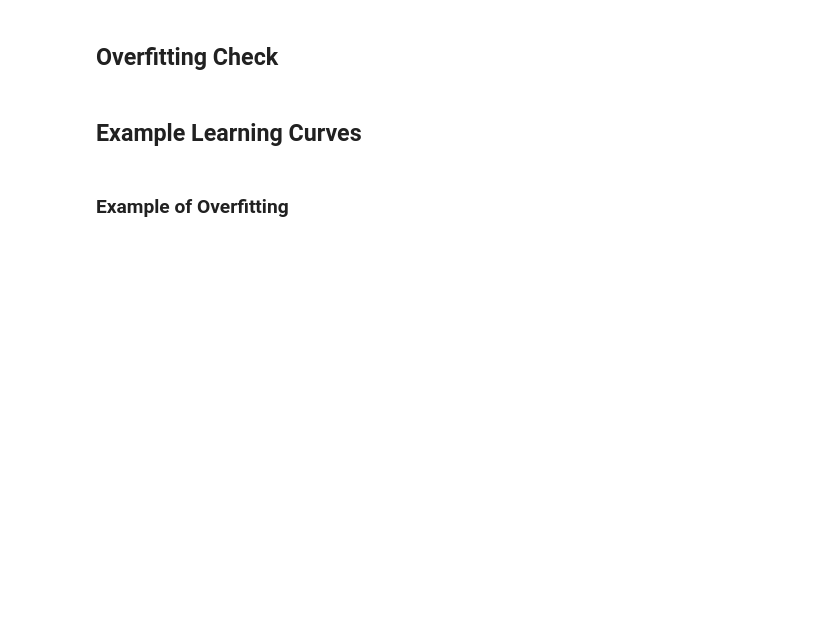
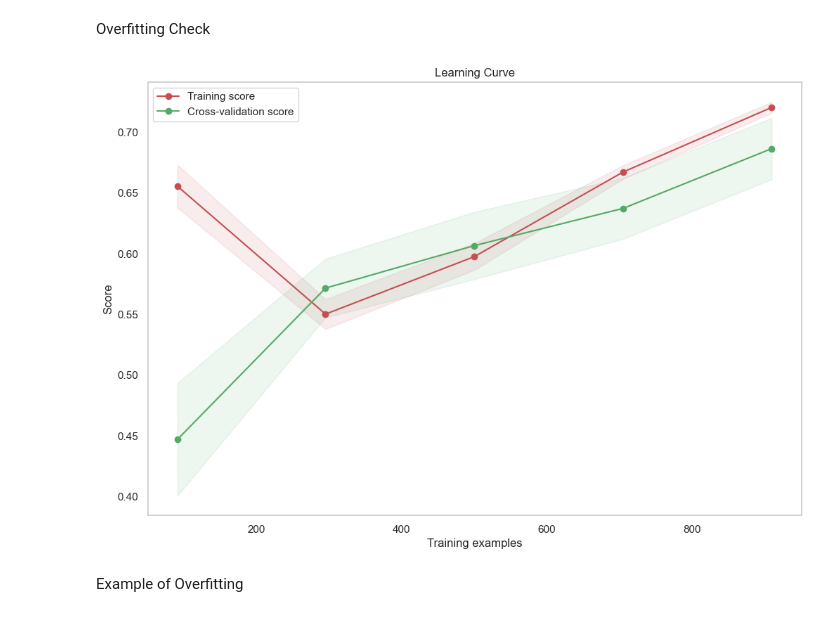
Before and after one commit to kanushreej/Thesis, a Jupyter notebook: Automated Annotation/Models/Traditional Models/SVM.ipynb, the cells around one changed output. Saved outputs shown, nothing was run; the diff lists cells and outputs as text; code cells hidden in the pictures; blank space fills up the shorter version.

```diff
--- a/Automated Annotation/Models/Traditional Models/SVM.ipynb
+++ b/Automated Annotation/Models/Traditional Models/SVM.ipynb
@@ -19,10 +71,16 @@ sns.set(style="whitegrid")
 def classify_issue(issue):
     stance_groups = {
         'brexit': ['pro_brexit', 'anti_brexit'],
-        'climateAction': ['pro_climateAction', 'anti_climateAction'],
-        'NHS': ['pro_NHS', 'anti_NHS'],
-        'israel_palestine': ['pro_israel', 'pro_palestine'],
-        'taxation': ['pro_company_taxation', 'pro_worker_taxation']
+        'ClimateChangeUK': ['pro_climateAction', 'anti_climateAction'],
+        'HealthcareUK': ['pro_NHS', 'anti_NHS'],
+        'IsraelPalestineUK': ['pro_israel', 'pro_palestine'],
+        'TaxationUK': ['pro_company_taxation', 'pro_worker_taxation'],
+
+        'ImmigrationUS': ['pro_immigration', 'anti_immigration'],
+        'ClimateChangeUS': ['pro_climateAction', 'anti_climateAction'],
+        'HealthcareUS': ['public_healthcare', 'private_healthcare'],
+        'IsraelPalestineUS': ['pro_israel', 'pro_palestine'],
+        'TaxationUS': ['pro_middle_low_tax', 'pro_wealthy_corpo_tax']
     }
 
     if issue not in stance_groups:
@@ -30,7 +88,7 @@ def classify_issue(issue):
 
     targets = stance_groups[issue] + ['neutral', 'irrelevant']
 
-    file_path = '/Users/adamzulficar/Documents/year3/Bachelor Project/Thesis/Automated Annotation/Training Data/UK/{}_training.csv'.format(issue)
+    file_path = '/Users/adamzulficar/Documents/year3/Bachelor Project/Thesis/Automated Annotation/Training Data/US/{}_training.csv'.format(issue)
     df = pd.read_csv(file_path)
 
     ## SMOTE ##
@@ -53,7 +111,7 @@ def classify_issue(issue):
     context_vector_length = len(str_to_array(df['context_vector'].iloc[0]))
 
     text_vectors_resampled = X_resampled[:, :text_vector_length]
-    context_vectors_resampled = X_resampled[:, text_vector_length:]
+    context_vectors_resampled = X_resampled[:, context_vector_length:]
 
     def array_to_str(arr):
         return ' '.join(map(str, arr))
@@ -70,7 +128,7 @@ def classify_issue(issue):
     ## FEATURE VECTOR PROCESSING ##
 
     TEXT_VECTOR_SIZE = 100
-    CONTEXT_VECTOR_SIZE = 100
+    CONTEXT_VECTOR_SIZE = 1000
 
     def extract_vectors(row):
         text_vector = np.array(row['text_vector'].split(), dtype=float)
@@ -98,7 +156,10 @@ def classify_issue(issue):
     scaler = StandardScaler()
     X = scaler.fit_transform(X)
 
-    return X, y, targets
+    pca = PCA(n_components=5)  # Reduce to 50 principal components
+    X_pca = pca.fit_transform(X)
 
-X, y, targets = classify_issue('brexit')
+    return X_pca, y, targets
+
+X_pca, y, targets = classify_issue('ImmigrationUS')
 # %% [markdown]
@@ -194,42 +273,52 @@ best_clf, overall_metrics_df = evaluate_model(X, y, targets)
-# %% [markdown]
-## Overfitting Check
+# %% [markdown]
+Overfitting Check
 # %%
 def plot_learning_curve(estimator, X, y, cv, n_jobs=-1, train_sizes=np.linspace(0.1, 1.0, 5)):
     plt.figure(figsize=(12, 8))
     plt.title("Learning Curve")
     plt.xlabel("Training examples")
     plt.ylabel("Score")
 
-    train_sizes, train_scores, test_scores = learning_curve(
-        estimator, X, y, cv=cv, n_jobs=n_jobs, train_sizes=train_sizes, scoring='f1_weighted')
+    train_scores = []
+    test_scores = []
+
+    for i in range(y.shape[1]):
+        train_sizes, train_scores_i, test_scores_i = learning_curve(
+            estimator, X, y[:, i], cv=cv, n_jobs=n_jobs, train_sizes=train_sizes, scoring='f1')
+
+        train_scores.append(train_scores_i)
+        test_scores.append(test_scores_i)
+
+    train_scores = np.mean(train_scores, axis=0)
+    test_scores = np.mean(test_scores, axis=0)
 
     train_scores_mean = np.mean(train_scores, axis=1)
     train_scores_std = np.std(train_scores, axis=1)
     test_scores_mean = np.mean(test_scores, axis=1)
     test_scores_std = np.std(test_scores, axis=1)
 
     plt.grid()
 
     plt.fill_between(train_sizes, train_scores_mean - train_scores_std,
                      train_scores_mean + train_scores_std, alpha=0.1,
                      color="r")
     plt.fill_between(train_sizes, test_scores_mean - test_scores_std,
                      test_scores_mean + test_scores_std, alpha=0.1, color="g")
     plt.plot(train_sizes, train_scores_mean, 'o-', color="r",
              label="Training score")
 
     plt.plot(train_sizes, test_scores_mean, 'o-', color="g",
              label="Cross-validation score")
 
     plt.legend(loc="best")
     plt.show()
 
 cv = StratifiedKFold(n_splits=10, random_state=42, shuffle=True)
-plot_learning_curve(best_clf, X, y, cv)
+plot_learning_curve(SVC(probability=True, class_weight='balanced'), X_pca, y, cv)
+# %% [output]
+[figure, added]
-# %% [markdown]
-## Example Learning Curves
 # %% [markdown]
-### Example of Overfitting
+Example of Overfitting
 # %%
 # Example plot for overfitting (simulated)
 train_sizes = [50, 100, 150, 200, 250]
```
Also changed, not shown: parts of 15 cells of this notebook, 4 other files.
